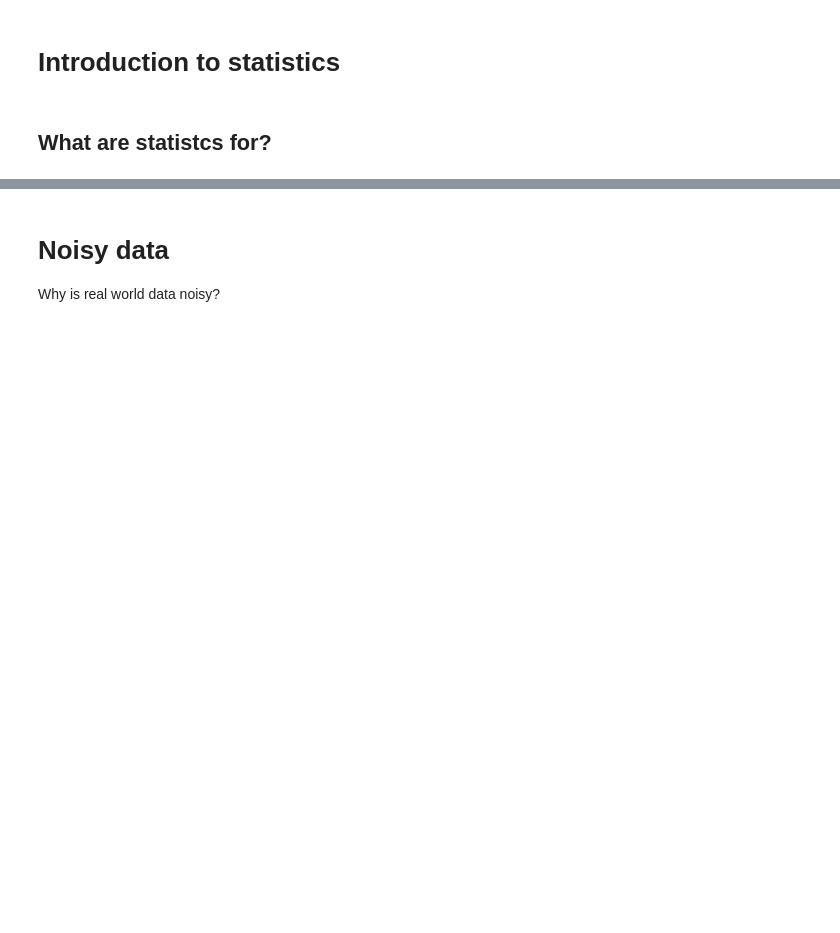
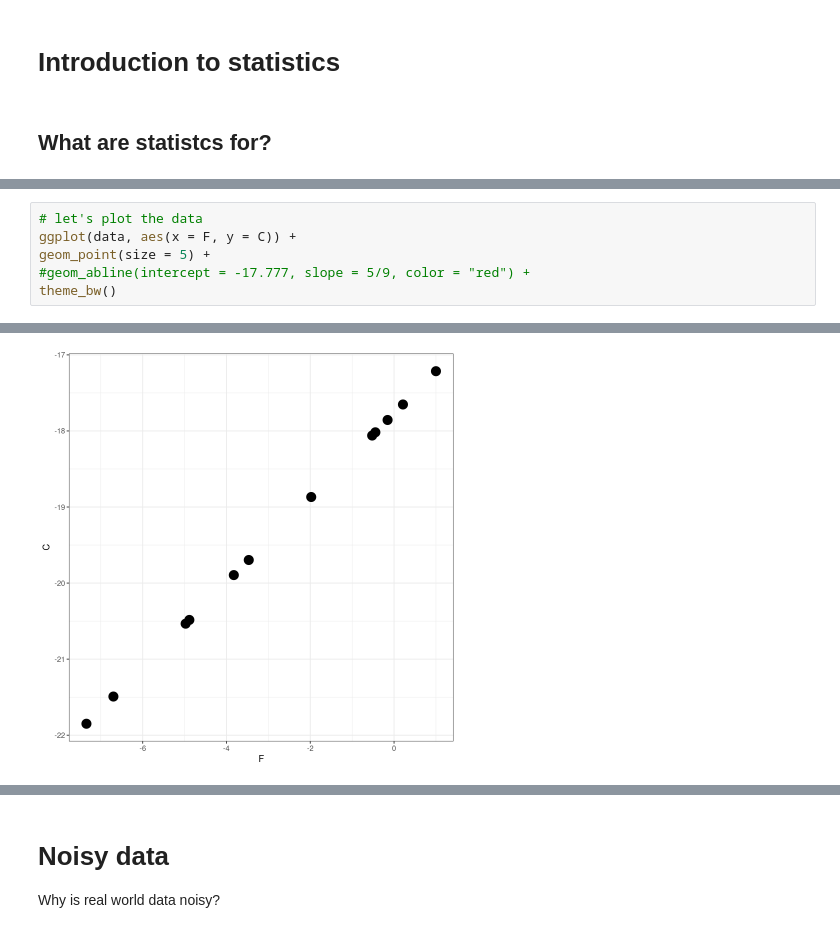
Before and after one commit to JaimeMAnayaRojas/Intro_Bayesian_Stats, a Jupyter notebook: Getting_started/04- Data Analisis (Introduction to Statistics).ipynb, the cells around one changed output, grey strips where cells are left out. Saved outputs shown, nothing was run; the diff lists cells and outputs as text; blank space fills up the shorter version.

```diff
--- a/Getting_started/04- Data Analisis (Introduction to Statistics).ipynb
+++ b/Getting_started/04- Data Analisis (Introduction to Statistics).ipynb
@@ -27,0 +57,7 @@ glimpse(data)
+# %%
+# let's plot the data
+ggplot(data, aes(x = F, y = C)) +
+geom_point(size = 5) +
+#geom_abline(intercept = -17.777, slope = 5/9, color = "red") +
+theme_bw()
+# %% [output]
@@ -28,3 +66,4 @@ glimpse(data)
+[figure, added]
 # %%
 # let's plot the data
 ggplot(data, aes(x = F, y = C)) +
```
Also changed, not shown: parts of 29 cells of this notebook, 4 other files.
